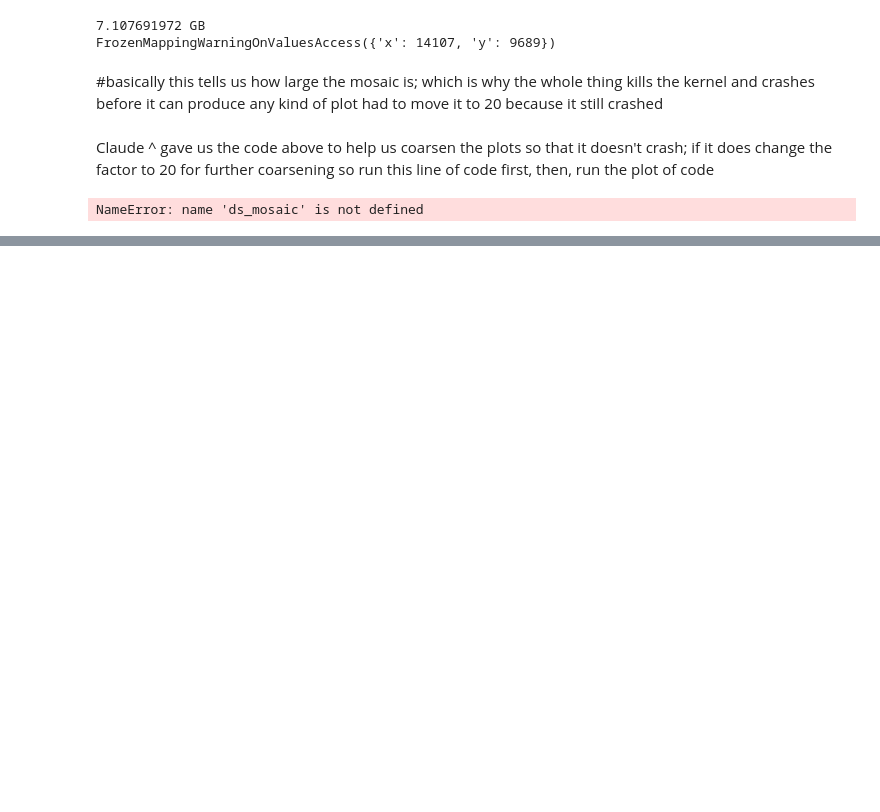
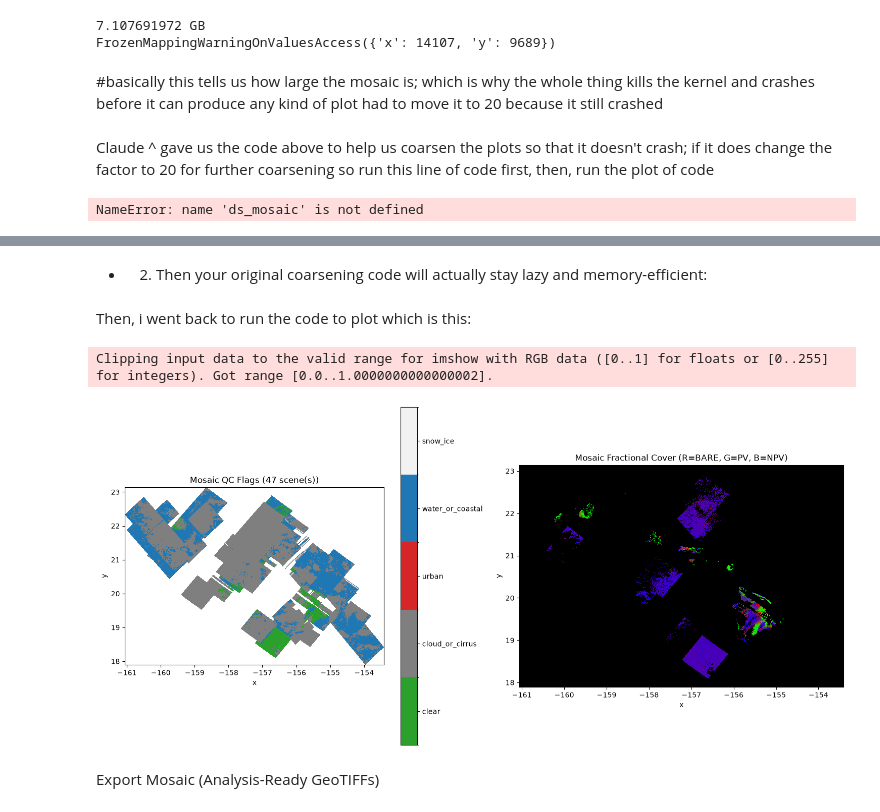
Before and after one commit to gillopez42/testing1, a Jupyter notebook: Scripts/GilsEMIT_2023HI_fcov.ipynb, the cells around one changed output, grey strips where cells are left out. Drawn from its saved outputs; the diff is of its cells as text; code cells hidden in the pictures; blank space fills up the shorter version.

```diff
--- a/Scripts/GilsEMIT_2023HI_fcov.ipynb
+++ b/Scripts/GilsEMIT_2023HI_fcov.ipynb
@@ -276,0 +296,4 @@ NameError: name 'ds_mosaic' is not defined
+# %%
+ds_mosaic = ds_mosaic.chunk({"x": 1024, "y": 1024})
+# %% [markdown]
+- 2. Then your original coarsening code will actually stay lazy and memory-efficient:
@@ -276,0 +310,27 @@ NameError: name 'ds_mosaic' is not defined
+# %% [markdown]
+Then, i went back to run the code to plot which is this:
+# %%
+fig, axes = plt.subplots(1, 2, figsize=(15, 7))
+
+im0 = ds_mosaic["qc"].plot.imshow(ax=axes[0], cmap=cmap, norm=norm, add_colorbar=False)
+axes[0].set_title(f"Mosaic QC Flags ({len(granules)} scene(s))")
+axes[0].set_aspect("equal")
+cbar = fig.colorbar(im0, ax=axes[0], ticks=[0, 1, 2, 3, 4])
+cbar.ax.set_yticklabels(list(flag_labels.values()))
+
+rgb_mosaic = xr.concat(
+    [ds_mosaic["bare"].fillna(0), ds_mosaic["pv"].fillna(0), ds_mosaic["npv"].fillna(0)],
+    dim="band",
+).transpose("y", "x", "band")
+
+rgb_mosaic.plot.imshow(ax=axes[1], rgb="band")
+axes[1].set_title("Mosaic Fractional Cover (R=BARE, G=PV, B=NPV)")
+axes[1].set_aspect("equal")
+
+plt.tight_layout()
+plt.show()
+# %% [output]
+Clipping input data to the valid range for imshow with RGB data ([0..1] for floats or [0..255] for integers). Got range [0.0..1.0000000000000002].
+[figure, added]
+# %% [markdown]
+Export Mosaic (Analysis-Ready GeoTIFFs)
```
Also changed, not shown: parts of 37 cells of this notebook.
